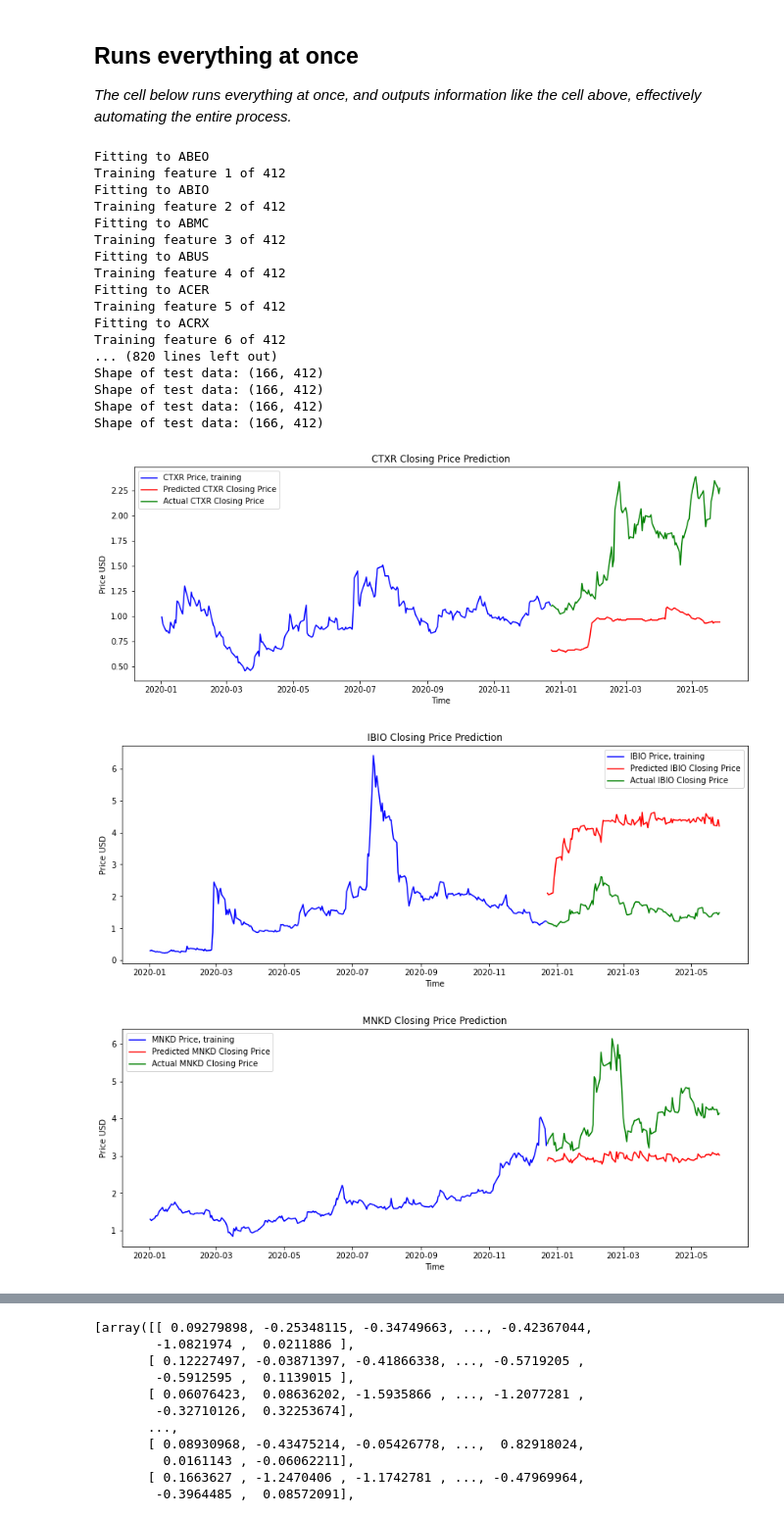
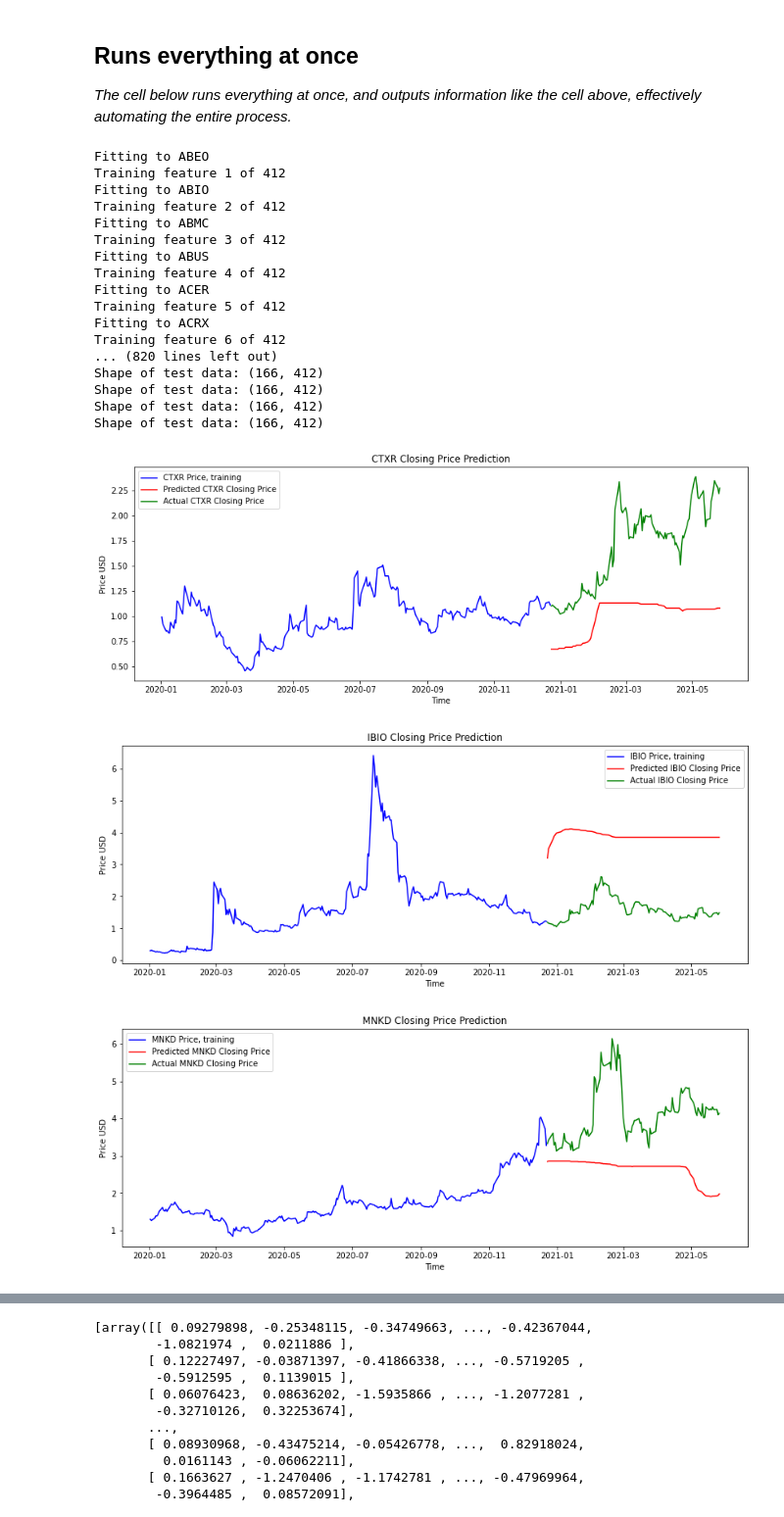
Before and after one commit to jmacdonald2010/stock-prediction, a Jupyter notebook: mlTests03_EOD.ipynb, the cells around one changed output, grey strips where cells are left out. Shown at 98% size. Drawn from its saved outputs; the diff is of its cells as text; code cells hidden in the pictures.

Commit message:
best model so far chosen

```diff
--- a/mlTests03_EOD.ipynb
+++ b/mlTests03_EOD.ipynb
@@ -647,7 +647,7 @@ import datetime
 import os
 from sklearn.metrics import mean_squared_error
 test_symbols = ["CTXR", "IBIO", "MNKD", "IMGN", "ATOS", "SPPI"]
-model_settings = {'epochs': 100, 'batch_size': 4, 'train_test_ratio': 0.7, 'hidden_layers': 3, 'units': 100}
+model_settings = {'epochs': 100, 'batch_size': 2, 'train_test_ratio': 0.7, 'hidden_layers': 3, 'units': 100}
 
 # Choose what Symbol you would like to predict:
 symbol = 'CTXR'     # change to whatever symbol in your dataframe you'd like to attempt to predict.
@@ -888,33 +888,33 @@ for symbol in test_symbols:
     plt.plot(test_data[symbol], color = 'green', label = f'Actual {symbol} Closing Price')
     # plt.title("FCEL Closing PRice Prediction w/ MSE {:10:4f}".format(mse))
     plt.title(f'{symbol} Closing Price Prediction')
     plt.xlabel("Time")
     plt.ylabel('Price USD')
     plt.legend()
     plt.savefig(f"{path}/{symbol}_{current_datetime}")
 
     mse = mean_squared_error(test_data[symbol], predicted_price[f'{symbol}_predicted'])
     mse_values[symbol] = mse
 
 mse_values.to_csv(f"{path}/{current_datetime}_mse.csv")
 # %% [output]
 Fitting to ABEO
 Training feature 1 of 412
 Fitting to ABIO
 Training feature 2 of 412
 Fitting to ABMC
 Training feature 3 of 412
 Fitting to ABUS
 Training feature 4 of 412
 Fitting to ACER
 Training feature 5 of 412
 Fitting to ACRX
 Training feature 6 of 412
 ... (820 lines left out)
 Shape of test data: (166, 412)
 Shape of test data: (166, 412)
 Shape of test data: (166, 412)
 Shape of test data: (166, 412)
-[figure, old version]
+[figure, new version]
-[figure, old version]
+[figure, new version]
-[figure, old version]
+[figure, new version]
```
Also changed, not shown: parts of 1 cell of this notebook, 12 other files.
